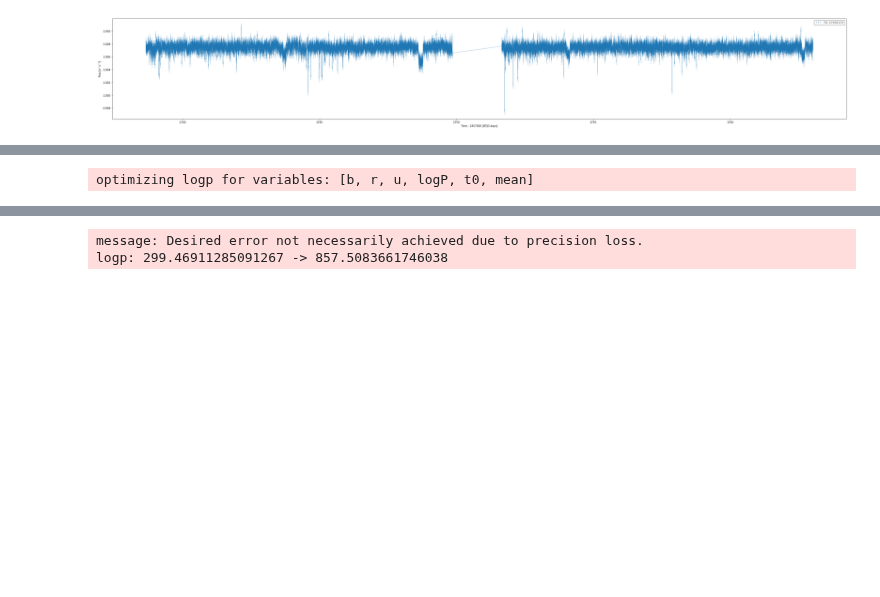
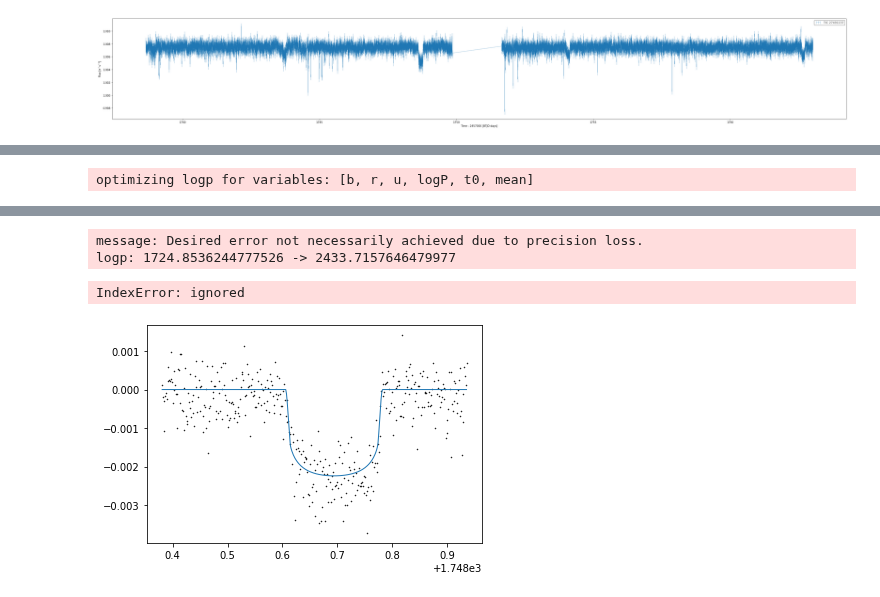
Before and after one commit to hughesymendes/TIC-27491137, a Jupyter notebook: dip2_sample.ipynb, the cells around one changed output, grey strips where cells are left out. Cells and saved outputs as stored; diff of their text form; code cells hidden in the pictures; blank space fills up the shorter version.

```diff
--- a/dip2_sample.ipynb
+++ b/dip2_sample.ipynb
@@ -170,6 +152,4 @@ INFO (theano.gof.compilelock): Refreshing lock /root/.theano/compiledir_Linux-4.
 # %%
-import pymc3 as pm
-
 with pm.Model() as model:
 
     # The baseline flux
@@ -181,38 +161,51 @@ with pm.Model() as model:
     t0 = pm.Normal("t0", mu=1748.69, sd=1.0, shape=1)
 
     # The log period; also tracking the period itself
-    logP = pm.Normal("logP", mu=np.random.uniform(1,100,1), sd=0.1, shape=1)
-    period = np.random.uniform(1,100,1)
+    logP = pm.Uniform("logP", lower=0,upper=6,testval=1)
+    period = pm.Deterministic("period", pm.math.exp(logP))
 
     # The Kipping (2013) parameterization for quadratic limb darkening paramters
-    u = xo.distributions.QuadLimbDark("u", testval=np.array([0.04, 0.06]))
+    u = xo.distributions.QuadLimbDark("u", testval=np.array([0.5, 0.015]))
 
     r = pm.Uniform("r", lower=0.01, upper=0.06, shape=1)
     b = xo.distributions.ImpactParameter("b", ror=r, shape=1, testval=np.random.rand())
 
     # Set up a Keplerian orbit for the planets
     orbit = xo.orbits.KeplerianOrbit(period=period, t0=t0, b=b)
 
     # Compute the model light curve using starry
     light_curves = xo.LimbDarkLightCurve(u).get_light_curve(orbit=orbit, r=r, t=t)
     light_curve = pm.math.sum(light_curves, axis=-1) + mean
 
     # Here we track the value of the model light curve for plotting
     # purposes
     pm.Deterministic("light_curves", light_curves)
 
     # In this line, we simulate the dataset that we will fit
     y = dy
-    y += dy_err * np.random.randn(len(y))
+    #y += dy_err * np.random.randn(len(y))
 
     # The likelihood function assuming known Gaussian uncertainty
     pm.Normal("obs", mu=light_curve, sd=dy_err, observed=y)
 
     # Fit for the maximum a posteriori parameters given the simuated
     # dataset
     map_soln = xo.optimize(start=model.test_point)
+
+plt.plot(t, y, ".k", ms=1, label="data")
+for i, l in enumerate("bc"):
+    plt.plot(
+        t, map_soln["light_curves"][:, i], lw=1, label="planet {0}".format(l)
+    )
+plt.xlim(t.min(), t.max())
+plt.ylabel("relative flux")
+plt.xlabel("time [days]")
+plt.legend(fontsize=10)
+_ = plt.title("map model")
 # %% [output]
 optimizing logp for variables: [b, r, u, logP, t0, mean]
 [interactive output not drawn]
 message: Desired error not necessarily achieved due to precision loss.
-logp: 299.46911285091267 -> 857.5083661746038
+logp: 1724.8536244777526 -> 2433.7157646479977
+IndexError: ignored
+[figure, added]
```
Also changed, not shown: parts of 11 cells of this notebook.
